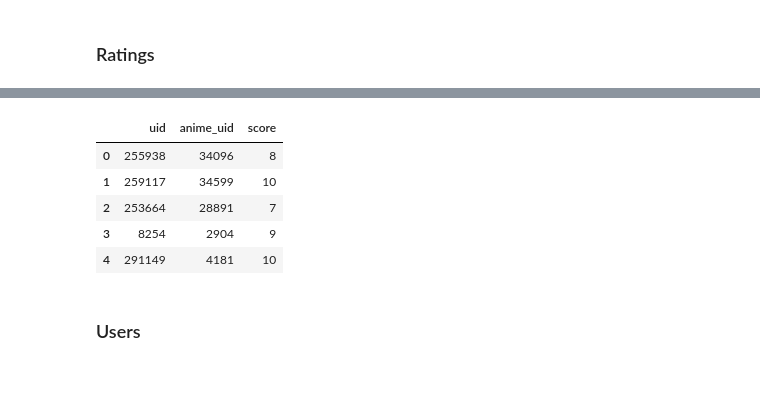
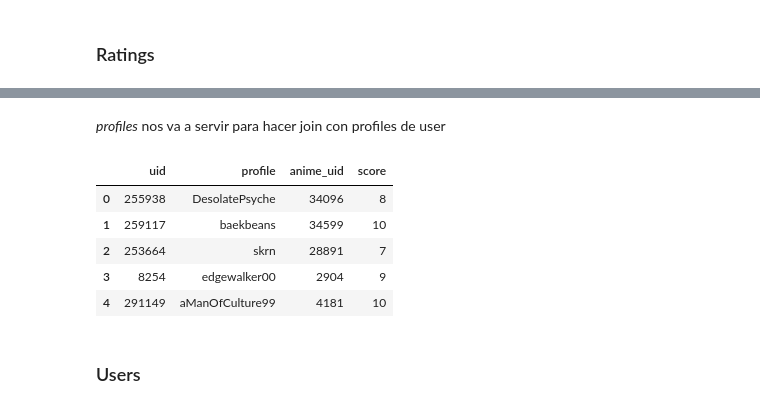
Before and after one commit to jruiz971/Neural-Networks-2, a Jupyter notebook: Recommendation-System/Recomendation_system.ipynb, the cells around one changed output, grey strips where cells are left out. Cells and saved outputs as stored; diff of their text form; code cells hidden in the pictures; blank space fills up the shorter version.

```diff
--- a/Recommendation-System/Recomendation_system.ipynb
+++ b/Recommendation-System/Recomendation_system.ipynb
@@ -266,20 +266,22 @@ ratings.head(3)
 | 0 | 255938 | DesolatePsyche | 34096 | \n \n \n \n \n \n \n \n more pics... | 8 | {'Overall': '8', 'Story': '8', 'A... | https://myanimelist.net/reviews.p... |
 | 1 | 259117 | baekbeans | 34599 | \n \n \n \n \n \n \n \n more pics... | 10 | {'Overall': '10', 'Story': '10', ... | https://myanimelist.net/reviews.p... |
 | 2 | 253664 | skrn | 28891 | \n \n \n \n \n \n \n \n more pics... | 7 | {'Overall': '7', 'Story': '7', 'A... | https://myanimelist.net/reviews.p... |
+# %% [markdown]
+*profiles* nos va a servir para hacer join con profiles de user
 # %%
 to_delete_ratings=['text', #No hacemos procesamiento de lenguaje
                    'link',
-                   'scores',
-                   'profile']# No nos sirve saber el nombre del perfil del votante
+                   'scores']
+                   #'profile']# No nos sirve saber el nombre del perfil del votante
 ratings = ratings.drop(to_delete_ratings, axis=1)
 ratings.head()
 # %% [output]
-|  | uid | anime_uid | score |
-| 0 | 255938 | 34096 | 8 |
-| 1 | 259117 | 34599 | 10 |
-| 2 | 253664 | 28891 | 7 |
-| 3 | 8254 | 2904 | 9 |
-| 4 | 291149 | 4181 | 10 |
+|  | uid | profile | anime_uid | score |
+| 0 | 255938 | DesolatePsyche | 34096 | 8 |
+| 1 | 259117 | baekbeans | 34599 | 10 |
+| 2 | 253664 | skrn | 28891 | 7 |
+| 3 | 8254 | edgewalker00 | 2904 | 9 |
+| 4 | 291149 | aManOfCulture99 | 4181 | 10 |
 # %% [markdown]
 ### Users
 # %%
```
Also changed, not shown: parts of 23 cells of this notebook.
